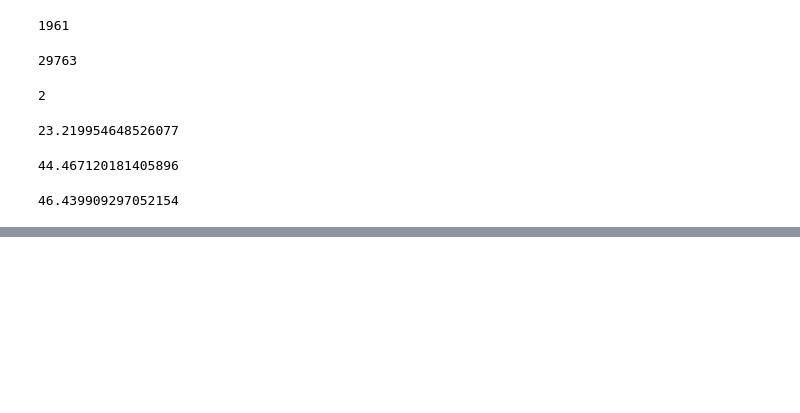
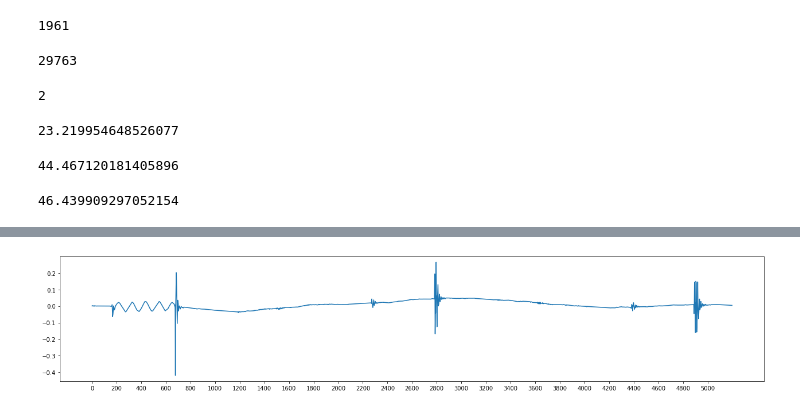
Before and after one commit to igrek51/raspberry-looper, a Jupyter notebook: notebooks/latency.ipynb, the cells around one changed output, grey strips where cells are left out. Saved outputs shown, nothing was run; the diff lists cells and outputs as text; code cells hidden in the pictures; blank space fills up the shorter version.

```diff
--- a/notebooks/latency.ipynb
+++ b/notebooks/latency.ipynb
@@ -87,0 +121,10 @@ latency_max_ms
+# %%
+view = recording[21400:26600]
+plt.rcParams['figure.figsize'] = [22, 4]
+fig = plt.figure()
+sub = fig.add_subplot()
+sub.plot(view)
+sub.set_xticks(np.arange(0, len(view), 200))
+plt.show()
+# %% [output]
+[figure, added]
```
Also changed, not shown: parts of 22 cells of this notebook, 3 other files.
